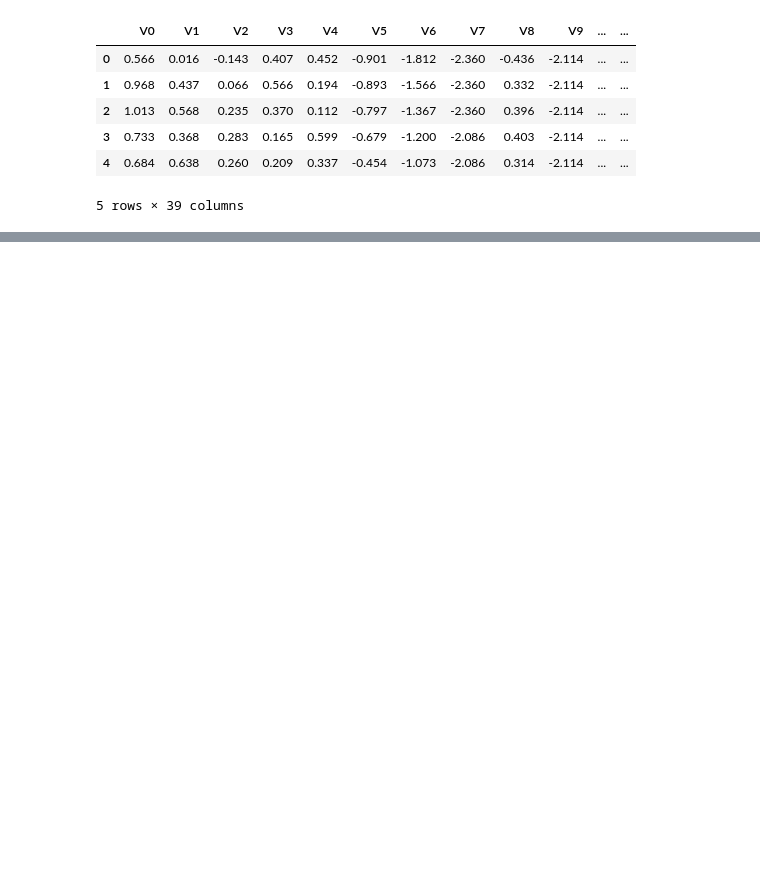
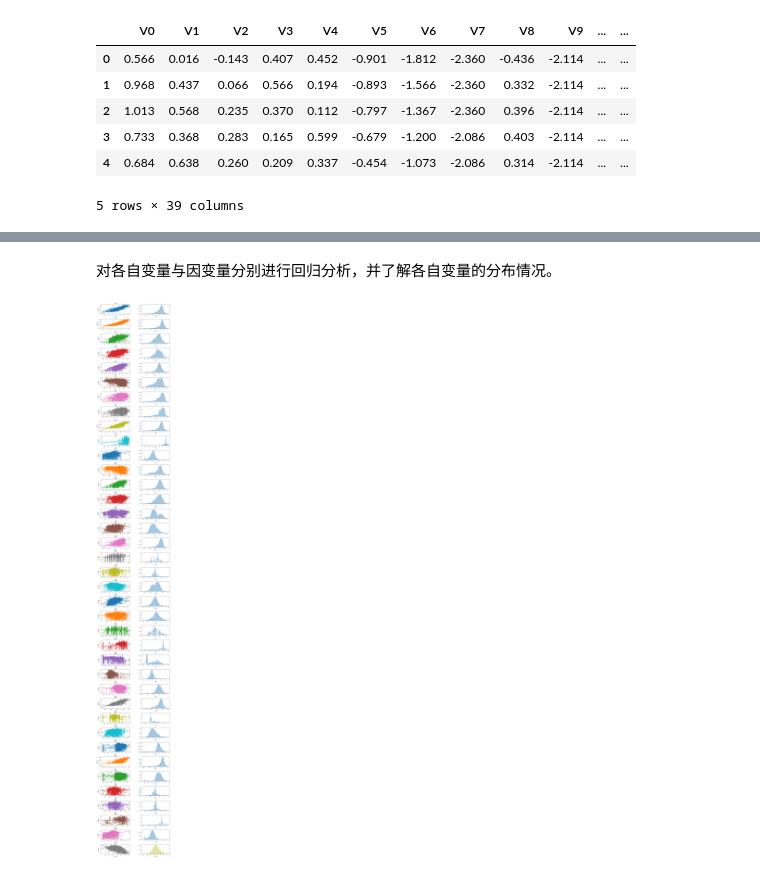
Before and after one commit to Phil-Kuo/Python-snippets, a Jupyter notebook: Industrial steam forecast/Industrial steam forecast.ipynb, the cells around one changed output, grey strips where cells are left out. Cells and saved outputs as stored; diff of their text form; code cells hidden in the pictures; blank space fills up the shorter version.

```diff
--- a/Industrial steam forecast/Industrial steam forecast.ipynb
+++ b/Industrial steam forecast/Industrial steam forecast.ipynb
@@ -35,0 +40,15 @@ y_train = data.values[:,-1]
+# %% [markdown]
+对各自变量与因变量分别进行回归分析，并了解各自变量的分布情况。
+# %%
+fig, axes = plt.subplots(nrows=38, ncols=2, figsize=(12, 2*38),squeeze=False)
+plt.subplots_adjust(top = 0.99, bottom=0.01, hspace=0.5, wspace=0.4)
+cols = train_data.drop('target', axis=1).columns
+iter_row_count = 0
+
+for col in cols:
+    ax = sns.regplot(col,"target", train_data, ax=axes[iter_row_count][0])
+    ax.set_title(col)
+    sns.distplot(train_data[col], ax=axes[iter_row_count][1])
+    iter_row_count += 1
+# %% [output]
+[figure, added]
```
Also changed, not shown: parts of 32 cells of this notebook, 8 other files.
